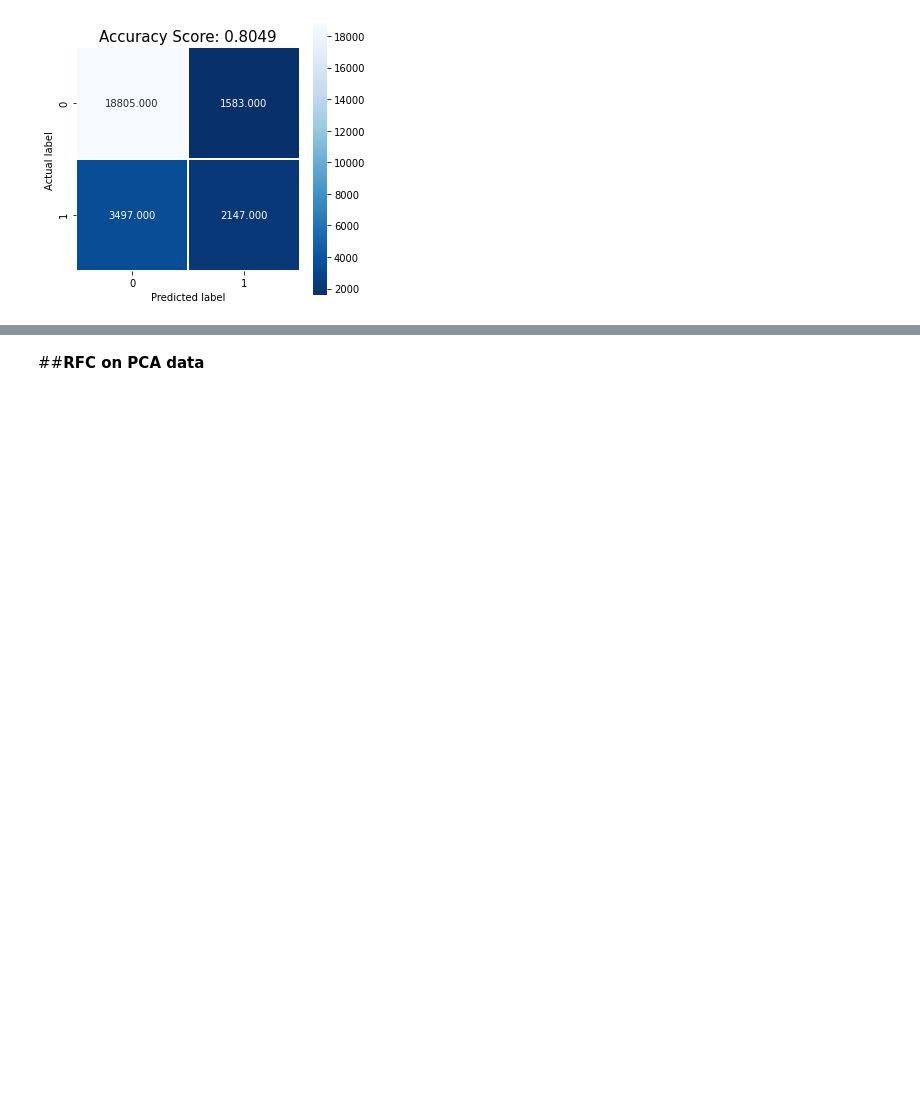
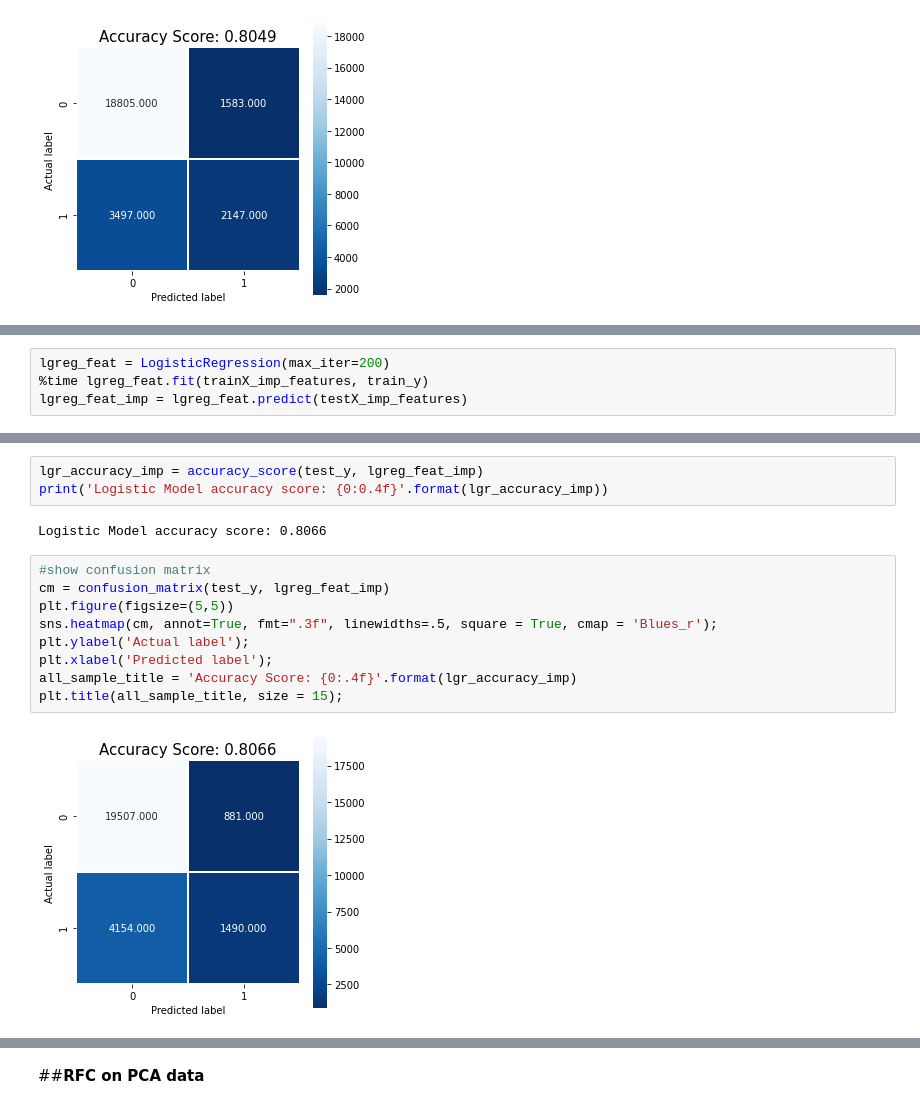
Before and after one commit to bvchand/Diabetes-detection-in-ICU-patients, a Jupyter notebook: diabetes_models_on_important_features.ipynb, the cells around one changed output, grey strips where cells are left out. Saved outputs shown, nothing was run; the diff lists cells and outputs as text; blank space fills up the shorter version.

Commit message:
Logistic regression with Feature Importance

```diff
--- a/diabetes_models_on_important_features.ipynb
+++ b/diabetes_models_on_important_features.ipynb
@@ -542,0 +554,4 @@ plt.title(all_sample_title, size = 15);
+# %%
+lgreg_feat = LogisticRegression(max_iter=200)
+%time lgreg_feat.fit(trainX_imp_features, train_y)
+lgreg_feat_imp = lgreg_feat.predict(testX_imp_features)
@@ -542,0 +561,16 @@ plt.title(all_sample_title, size = 15);
+# %%
+lgr_accuracy_imp = accuracy_score(test_y, lgreg_feat_imp)
+print('Logistic Model accuracy score: {0:0.4f}'.format(lgr_accuracy_imp))
+# %% [output]
+Logistic Model accuracy score: 0.8066
+# %%
+#show confusion matrix
+cm = confusion_matrix(test_y, lgreg_feat_imp)
+plt.figure(figsize=(5,5))
+sns.heatmap(cm, annot=True, fmt=".3f", linewidths=.5, square = True, cmap = 'Blues_r');
+plt.ylabel('Actual label');
+plt.xlabel('Predicted label');
+all_sample_title = 'Accuracy Score: {0:.4f}'.format(lgr_accuracy_imp)
+plt.title(all_sample_title, size = 15);
+# %% [output]
+[figure, added]
```
Also changed, not shown: parts of 4 cells of this notebook.
